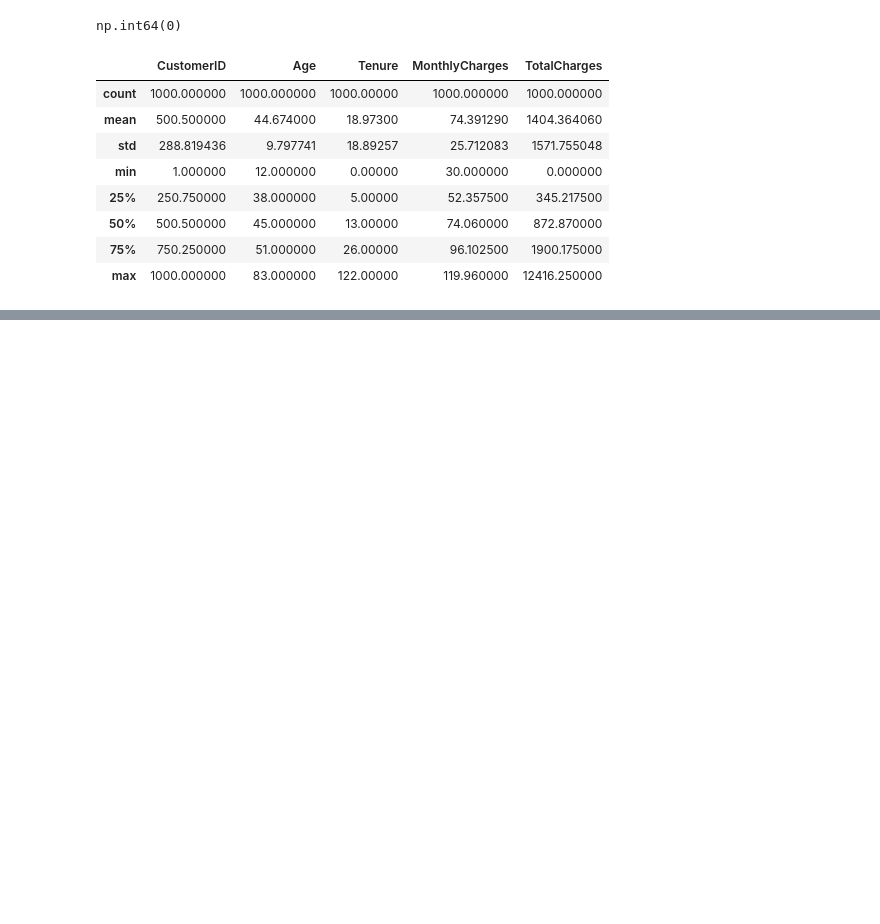
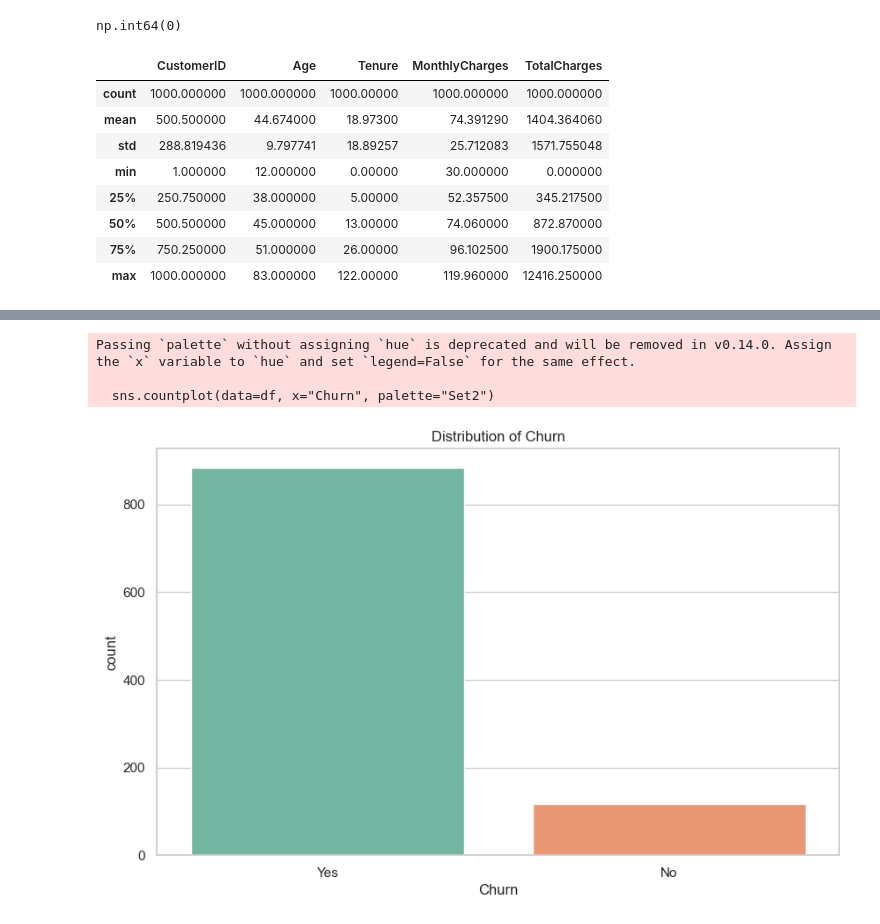
Before and after one commit to rafymemon/DevelopersHub-Corporation-, a Jupyter notebook: Part-02/Task-02/customer_churn.ipynb, the cells around one changed output, grey strips where cells are left out. Cells and saved outputs as stored; diff of their text form; code cells hidden in the pictures; blank space fills up the shorter version.

Commit message:
Teleco customer churn project

```diff
--- a/Part-02/Task-02/customer_churn.ipynb
+++ b/Part-02/Task-02/customer_churn.ipynb
@@ -290,0 +102,9 @@ You can try to debug the error by setting error_score='raise'.
+# %%
+# Plot settings
+sns.set(style="whitegrid")
+plt.rcParams['figure.figsize'] = (10, 6)
+# %%
+# Step 2: Basic Cleanup
+df.drop(columns=["CustomerID"], inplace=True)
+df["TotalCharges"] = pd.to_numeric(df["TotalCharges"], errors="coerce")
+df.dropna(inplace=True)
@@ -290,0 +147,10 @@ You can try to debug the error by setting error_score='raise'.
+# %%
+# Churn distribution
+sns.countplot(data=df, x="Churn", palette="Set2")
+plt.title("Distribution of Churn")
+plt.show()
+# %% [output]
+Passing `palette` without assigning `hue` is deprecated and will be removed in v0.14.0. Assign the `x` variable to `hue` and set `legend=False` for the same effect.
+
+  sns.countplot(data=df, x="Churn", palette="Set2")
+[figure, added]
```
Also changed, not shown: parts of 52 cells of this notebook, 2 other files.
